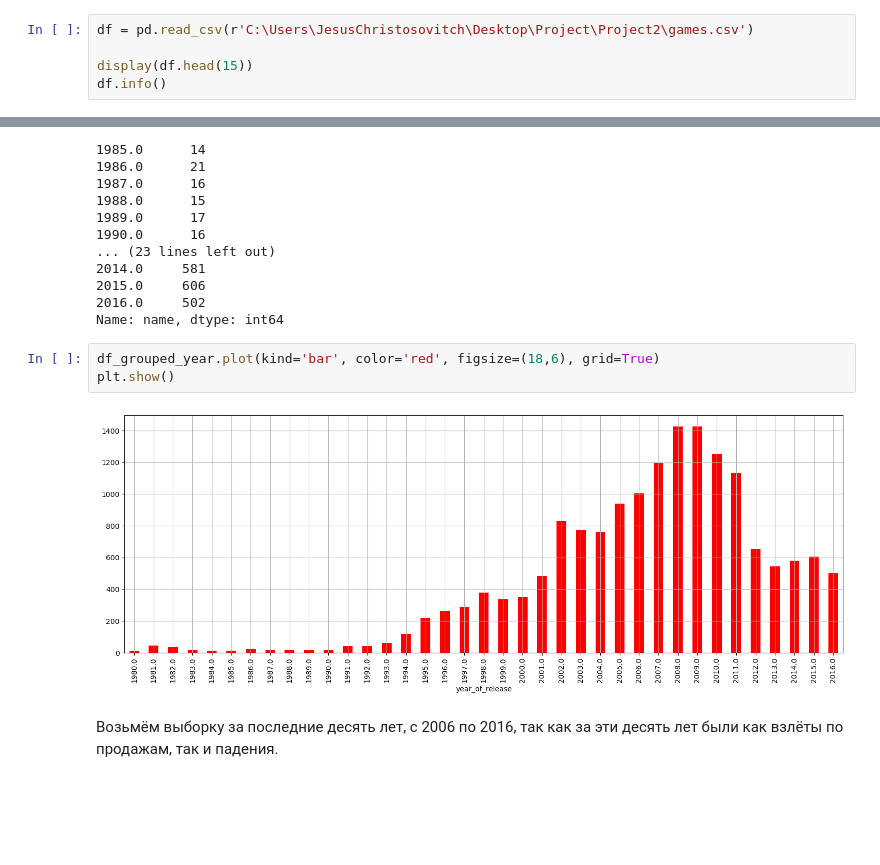
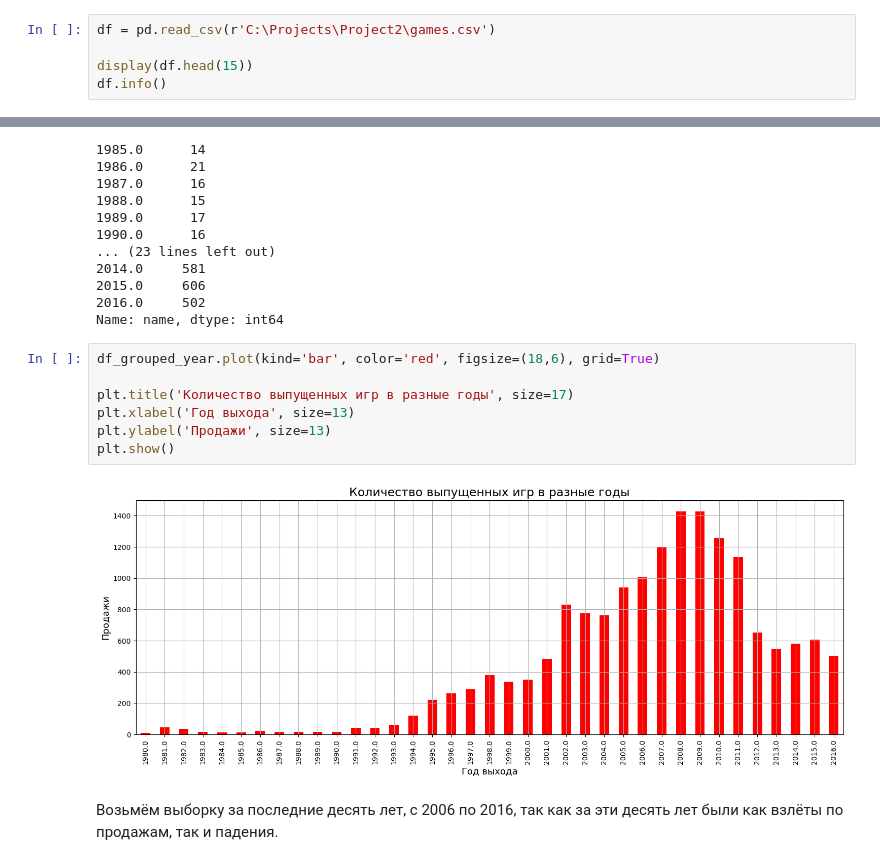
Before and after one commit to YarValerievich/Project2, a Jupyter notebook: Exploring_game_sales_data.ipynb, the cells around one changed output, grey strips where cells are left out. Saved outputs shown, nothing was run; the diff lists cells and outputs as text; blank space fills up the shorter version.

```diff
--- a/Exploring_game_sales_data.ipynb
+++ b/Exploring_game_sales_data.ipynb
@@ -38,7 +43,7 @@ def func2(genre_):
     print('Статистика по жанру', genre_)
     print(df.loc[df['genre'] == genre_, 'global_sales'].describe())
 # %%
-df = pd.read_csv(r'C:\Users\JesusChristosovitch\Desktop\Project\Project2\games.csv')
+df = pd.read_csv(r'C:\Projects\Project2\games.csv')
 
 display(df.head(15))
 df.info()
@@ -190,9 +189,13 @@ year_of_release
 Name: name, dtype: int64
 # %%
 df_grouped_year.plot(kind='bar', color='red', figsize=(18,6), grid=True)
+
+plt.title('Количество выпущенных игр в разные годы', size=17)
+plt.xlabel('Год выхода', size=13)
+plt.ylabel('Продажи', size=13)
 plt.show()
 # %% [output]
-[figure, old version]
+[figure, new version]
 # %% [markdown]
 Возьмём выборку за последние десять лет, с 2006 по 2016, так как за эти десять лет были как взлёты по продажам, так и падения.
 # %% [markdown]
```
Also changed, not shown: parts of 10 cells of this notebook.
